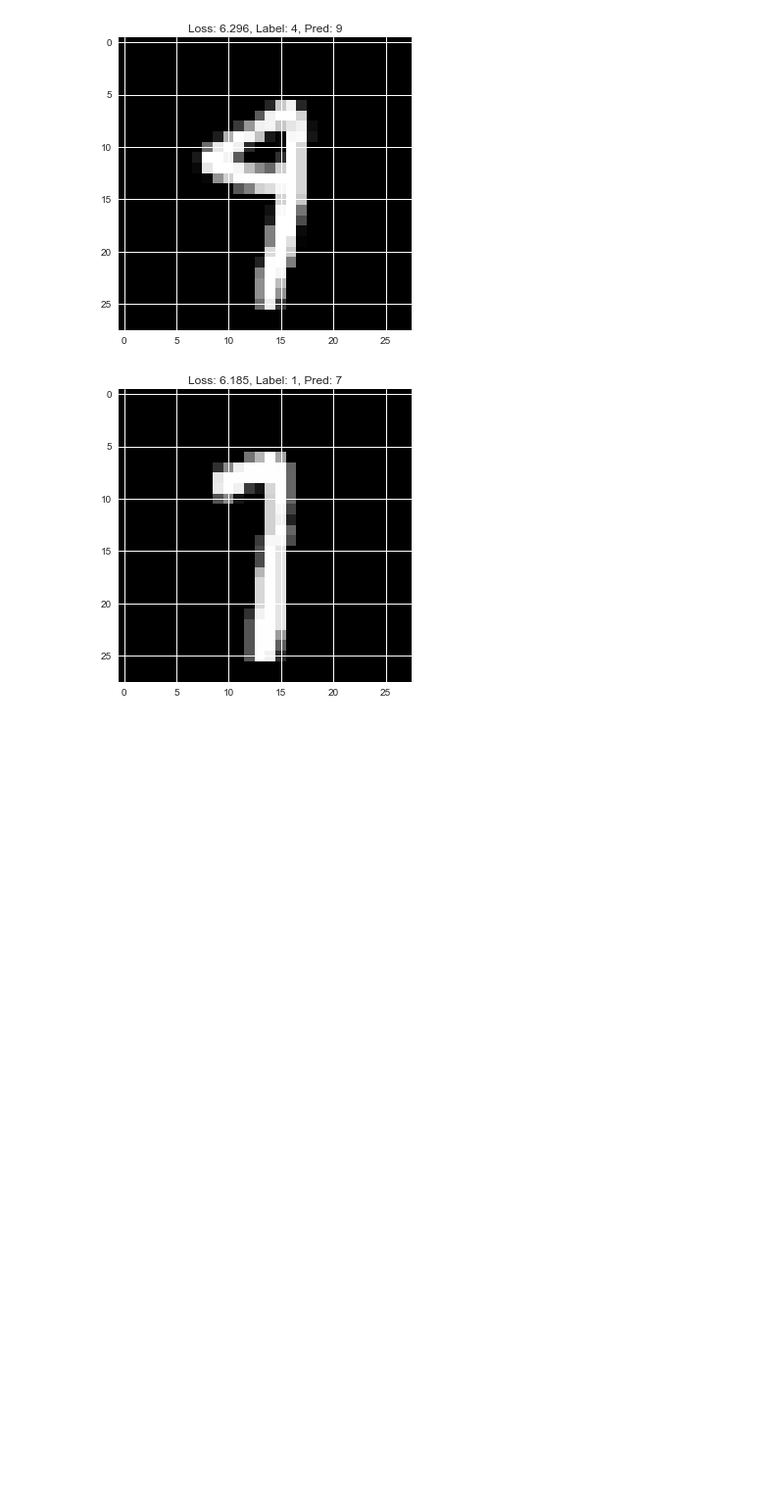
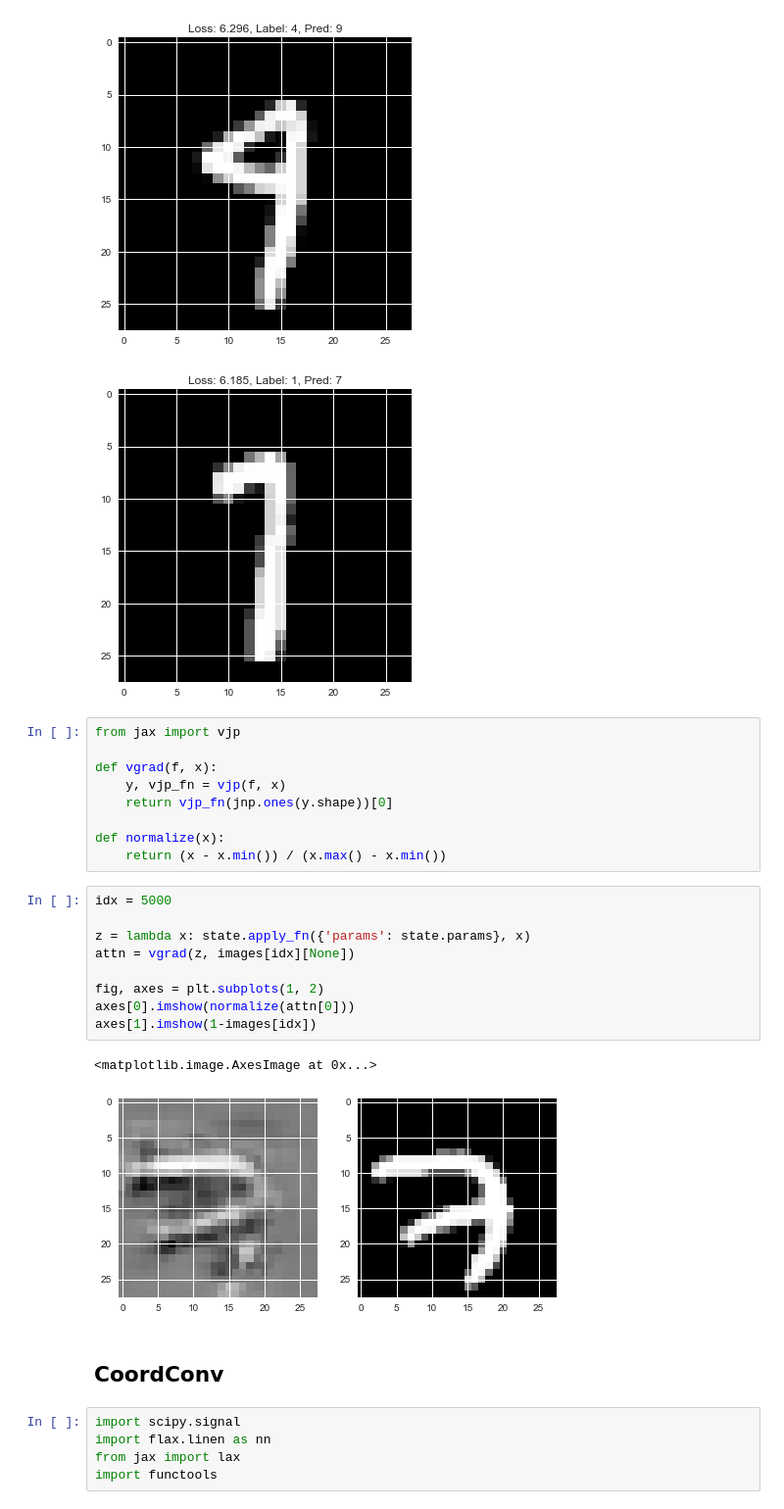
Before and after one commit to gmittal/ai-playground, a Jupyter notebook: nb/scratchpad.ipynb, the cells around one changed output. Shown at 98% size. Drawn from its saved outputs; the diff is of its cells as text; blank space fills up the shorter version.

Commit message:
init coordconv

```diff
--- a/nb/scratchpad.ipynb
+++ b/nb/scratchpad.ipynb
@@ -184,3 +186,31 @@ for i, idx in enumerate(highloss_idx[:10]):
 [figure]
 [figure]
 [figure]
+# %%
+from jax import vjp
+
+def vgrad(f, x):
+    y, vjp_fn = vjp(f, x)
+    return vjp_fn(jnp.ones(y.shape))[0]
+
+def normalize(x):
+    return (x - x.min()) / (x.max() - x.min())
+# %%
+idx = 5000
+
+z = lambda x: state.apply_fn({'params': state.params}, x)
+attn = vgrad(z, images[idx][None])
+
+fig, axes = plt.subplots(1, 2)
+axes[0].imshow(normalize(attn[0]))
+axes[1].imshow(1-images[idx])
+# %% [output]
+<matplotlib.image.AxesImage at 0x...>
+[figure, added]
+# %% [markdown]
+## CoordConv
+# %%
+import scipy.signal
+import flax.linen as nn
+from jax import lax
+import functools
```
Also changed, not shown: parts of 4 cells of this notebook, 2 other files.
